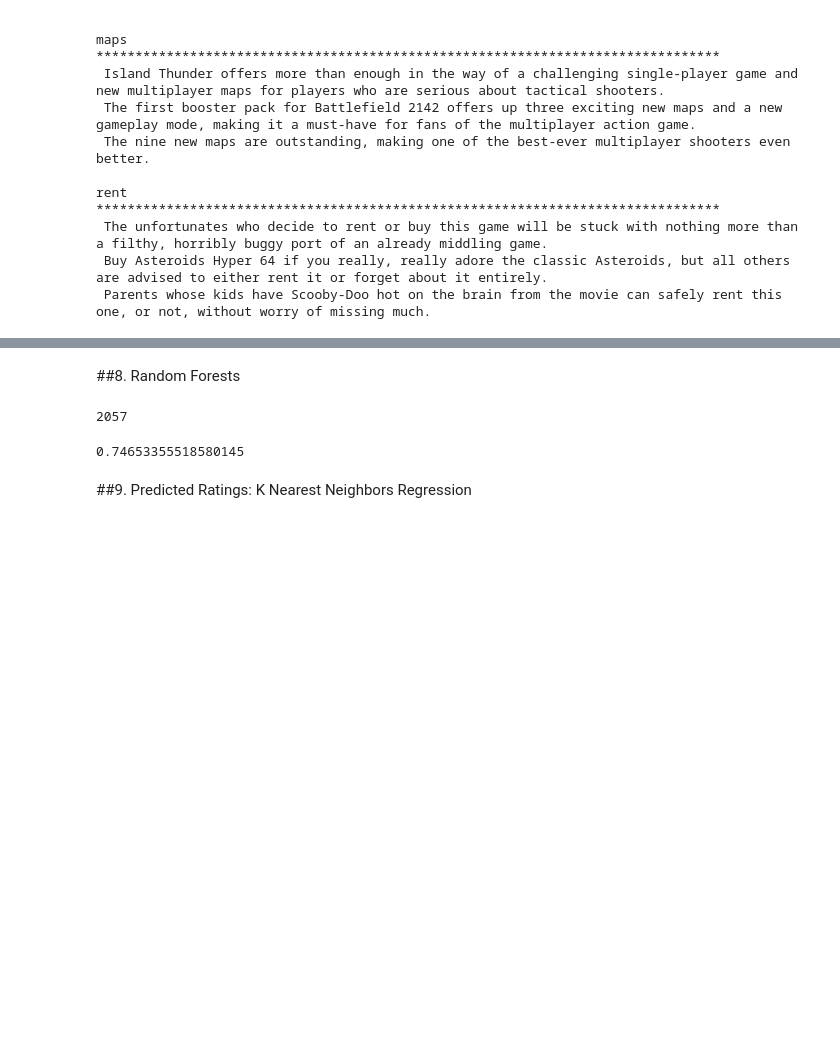
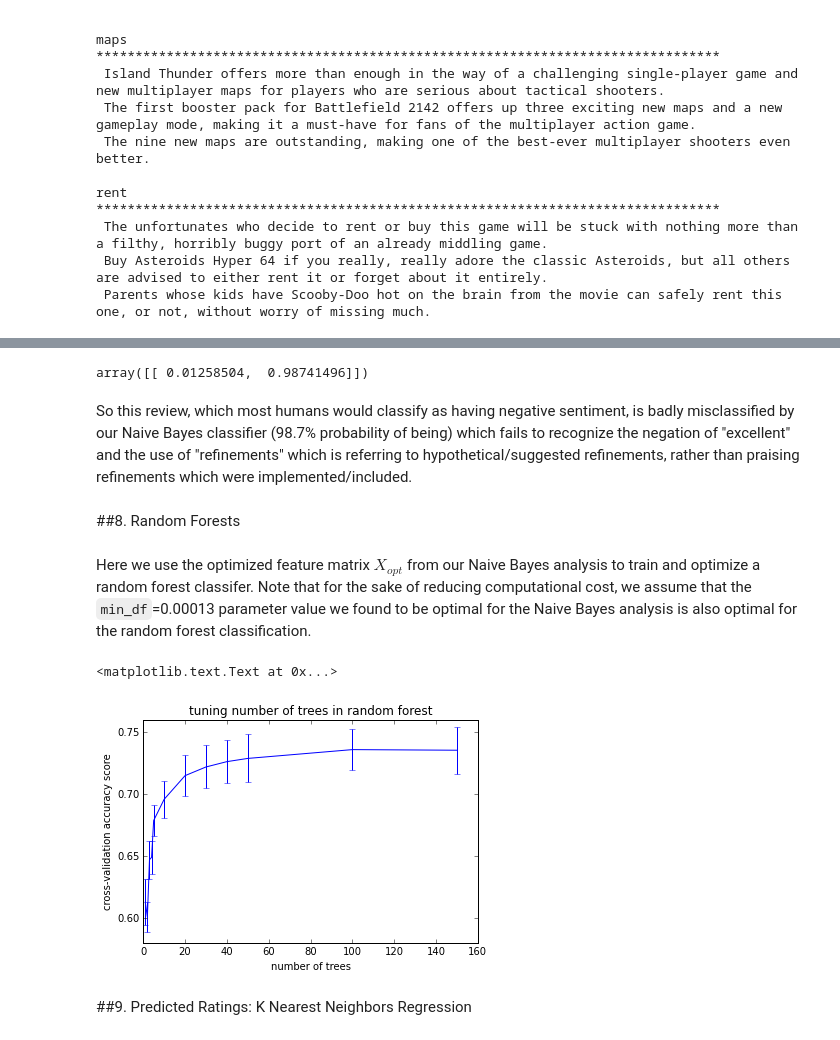
Before and after one commit to ameisner/ac209_project, a Jupyter notebook: pb_classification.ipynb, the cells around one changed output, grey strips where cells are left out. Drawn from its saved outputs; the diff is of its cells as text; code cells hidden in the pictures; blank space fills up the shorter version.

```diff
--- a/pb_classification.ipynb
+++ b/pb_classification.ipynb
@@ -306,23 +310,24 @@ rent
+# %%
+clf_opt.predict_proba(vectorizer_opt.transform(['This game is not excellent and could definitely use some refinements.']))
+# %% [output]
+array([[ 0.01258504,  0.98741496]])
+# %% [markdown]
+So this review, which most humans would classify as having negative sentiment, is badly misclassified by our Naive Bayes classifier (98.7% probability of being) which fails to recognize the negation of "excellent" and the use of "refinements" which is referring to hypothetical/suggested refinements, rather than praising refinements which were implemented/included.
 # %% [markdown]
 ##8. Random Forests
-# %%
-vectorizer_opt = CountVectorizer(min_df=0.001)
-vectorizer_opt.fit(reviews)
-print len(vectorizer_opt.get_feature_names())
-
-X_opt = vectorizer_opt.transform(reviews)
-
-X_opt.shape
-
-X_opt_train, X_opt_test, Y_opt_train, Y_opt_test = train_test_split(X_opt, Y, train_size=10000)
-
-X_opt_train.shape
-n_tree = 1200
-rfc = RandomForestClassifier(n_estimators=n_tree)
-rfc.fit(X_opt_train.toarray(), Y_opt_train)
-rfc.score(X_opt_test.toarray(), Y_opt_test)
-# %% [output]
-2057
-0.74653355518580145
+# %% [markdown]
+Here we use the optimized feature matrix $X_{opt}$ from our Naive Bayes analysis to train and optimize a random forest classifer. Note that for the sake of reducing computational cost, we assume that the `min_df`=0.00013 parameter value we found to be optimal for the Naive Bayes analysis is also optimal for the random forest classification.
+# %%
+n_trees = cPickle.load(file('data/rf_ntrees.pkl'))
+rf_scores = cPickle.load(file('data/rf_scores.pkl'))
+rf_score_stds = cPickle.load(file('data/rf_std_scores.pkl'))
+
+plt.errorbar(n_trees, rf_scores, yerr=rf_score_stds)
+plt.xlabel('number of trees')
+plt.ylabel('cross-validation accuracy score')
+plt.title('tuning number of trees in random forest')
+# %% [output]
+<matplotlib.text.Text at 0x...>
+[figure, added]
 # %% [markdown]
 ##9. Predicted Ratings: K Nearest Neighbors Regression
```
Also changed, not shown: parts of 5 cells of this notebook.
